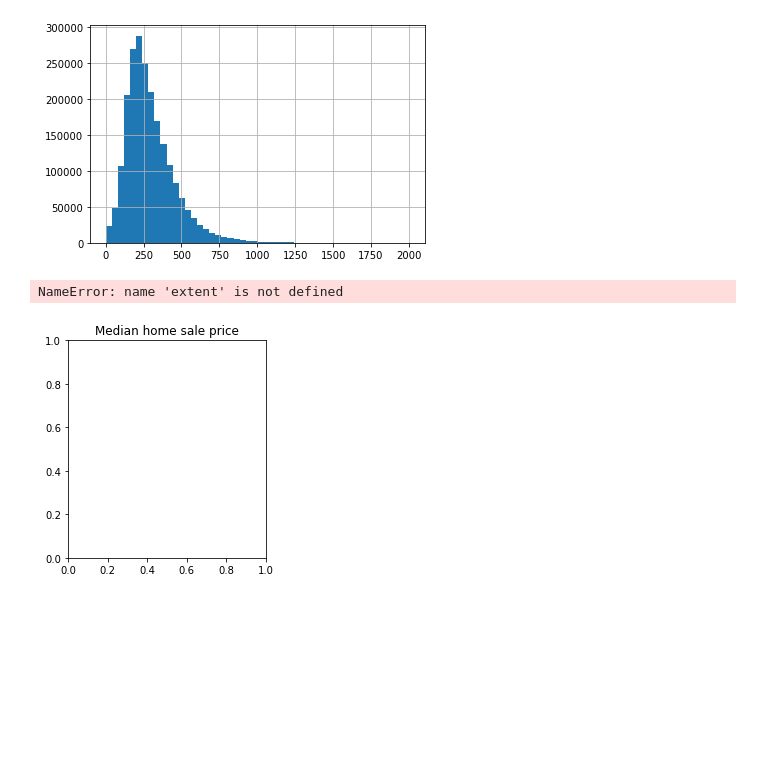
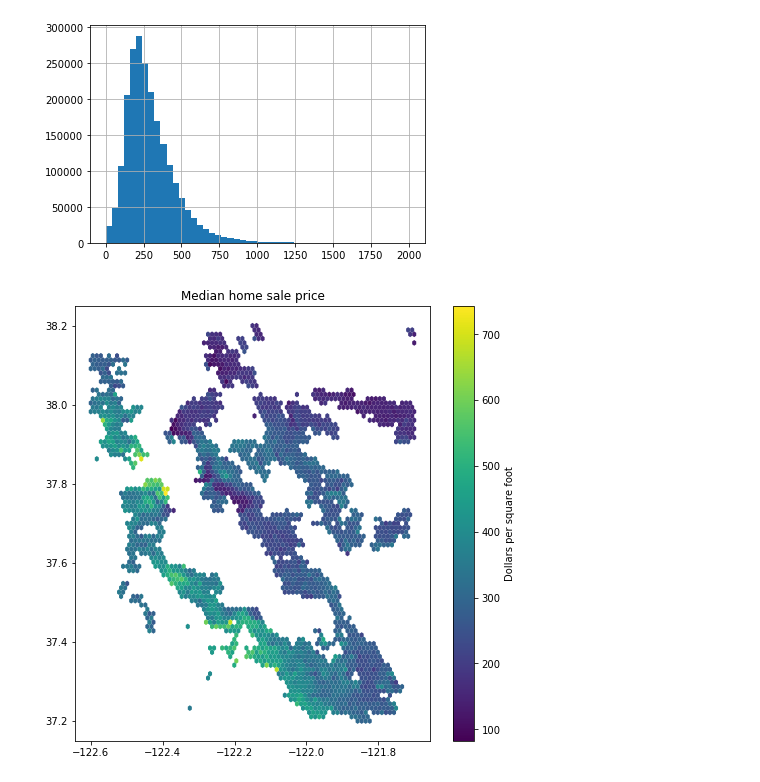
Before and after one commit to urbansim/urbanlab-demo, a Jupyter notebook: notebooks/Demo-notebook.ipynb, the cells around one changed output. Saved outputs shown, nothing was run; the diff lists cells and outputs as text; code cells hidden in the pictures; blank space fills up the shorter version.

```diff
--- a/notebooks/Demo-notebook.ipynb
+++ b/notebooks/Demo-notebook.ipynb
@@ -32,21 +32,21 @@ df.ucb_price_sqft_adj.hist(bins=50)
 <matplotlib.axes._subplots.AxesSubplot at 0x...>
 [figure]
 # %%
-fig, ax = plt.subplots()
+fig, ax = plt.subplots(figsize=(8,8))
+extent = (-121.7, -122.6, 37.2, 38.2)  # left right bottom top
 
 ax.set_aspect(1.1)
 ax.set_title("Median home sale price")
 
 #states.plot(ax=ax, color='white', edgecolor='grey', zorder=1)
 
 data = df
 values = data.ucb_price_sqft_adj
 hb = ax.hexbin(data.sa_x_coord*-1, data.sa_y_coord, C=values, reduce_C_function=np.median,
-                extent=extent, mincnt=50, gridsize=50, linewidths=0, cmap='viridis', zorder=2)
+                extent=extent, mincnt=50, gridsize=80, linewidths=0, cmap='viridis', zorder=2)
 cb = fig.colorbar(hb, ax=ax)
 cb.set_label('Dollars per square foot')
 
 plt.show()
 # %% [output]
-NameError: name 'extent' is not defined
-[figure, old version]
+[figure, new version]
```
